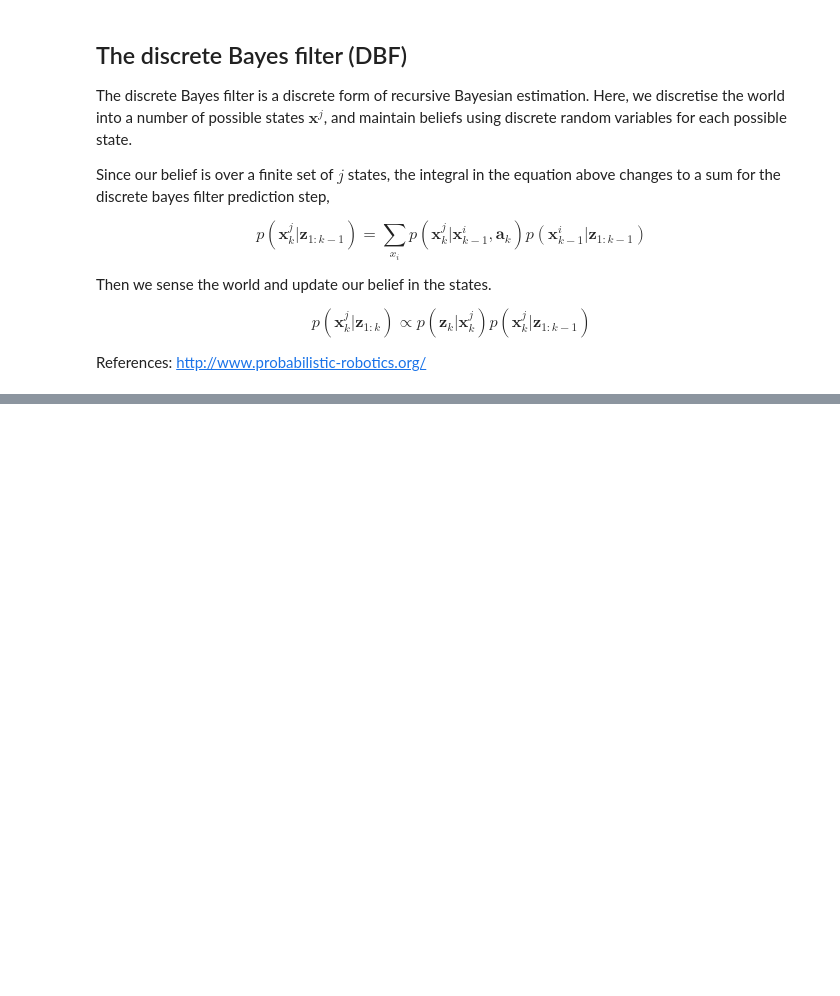
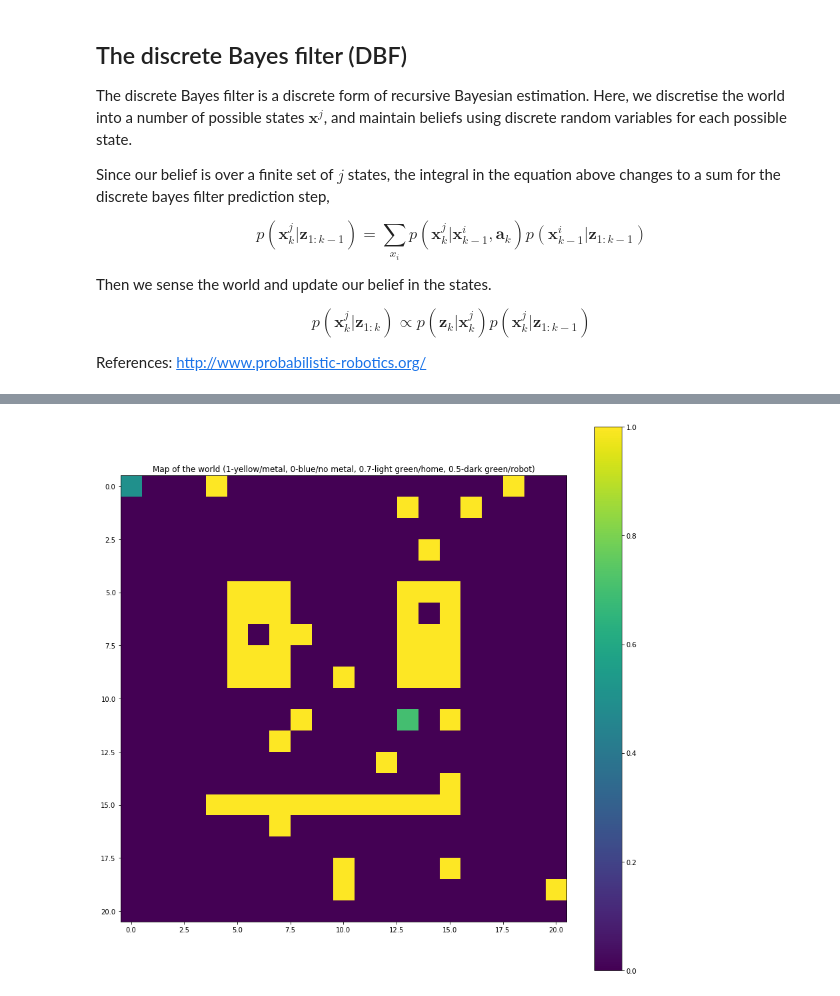
Before and after one commit to ipab-rad/DMR_SEARCH, a Jupyter notebook: DBF.ipynb, the cells around one changed output, grey strips where cells are left out. Drawn from its saved outputs; the diff is of its cells as text; code cells hidden in the pictures; blank space fills up the shorter version.

```diff
--- a/DBF.ipynb
+++ b/DBF.ipynb
@@ -89,25 +97,27 @@ This task is inspired by the search for the wreckage of Air France Flight AF 447
 https://arxiv.org/pdf/1405.4720.pdf
 # %%
 # Initialise world and agent in it
-p_move = 0.9
+p_move = 0.99
 p_sense = 0.8
 
 world = make_world()
 N = world.shape[0]
 
 agent = Robot(p_move,p_sense,world)
 
 # Create list of possible states in world (x,y coordinates)
 possible_states = np.array(np.meshgrid(np.linspace(0,N-1,N),np.linspace(0,N-1,N))).reshape(2,-1).T
 
 # Initialise belief in position - uniform distribution over world
 state_belief = np.ones((N,N))/(N*N)
 
-plt.figure(figsize=(15,5))
-plt.imshow(world)
-plt.title('Map of the world (1-yellow/metal, 0-blue/no metal)')
+plt.figure(figsize=(15,15))
+plt.imshow(agent.visualise_true_position())
+plt.title('Map of the world (1-yellow/metal, 0-blue/no metal, 0.7-light green/home, 0.5-dark green/robot)')
 plt.colorbar()
 plt.show()
+# %% [output]
+[figure, added]
 # %%
 # Run the discrete Bayes filter
 plt.figure(figsize=(15,9))
```
Also changed, not shown: parts of 2 cells of this notebook, 1 other file.
